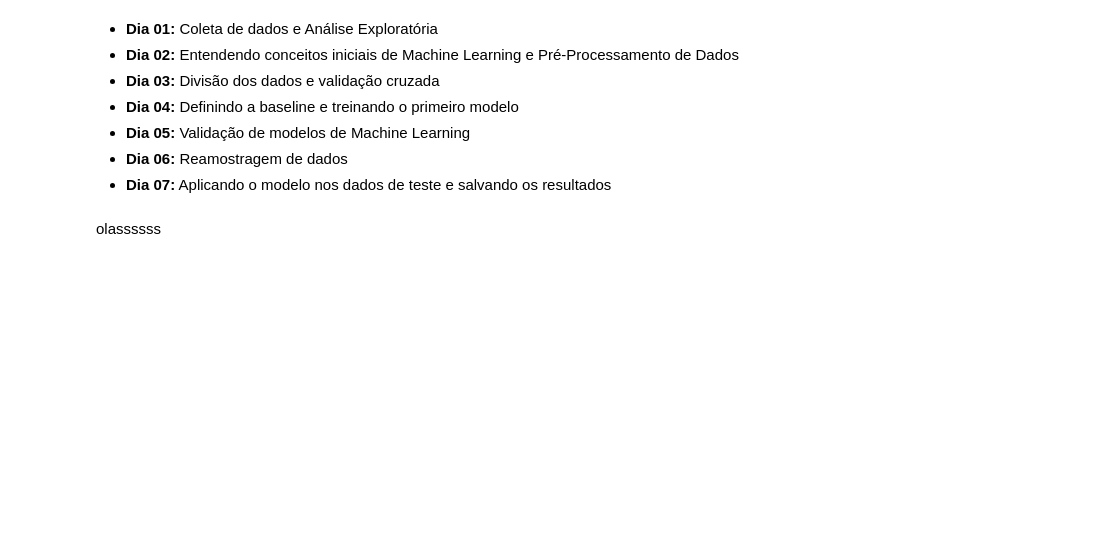
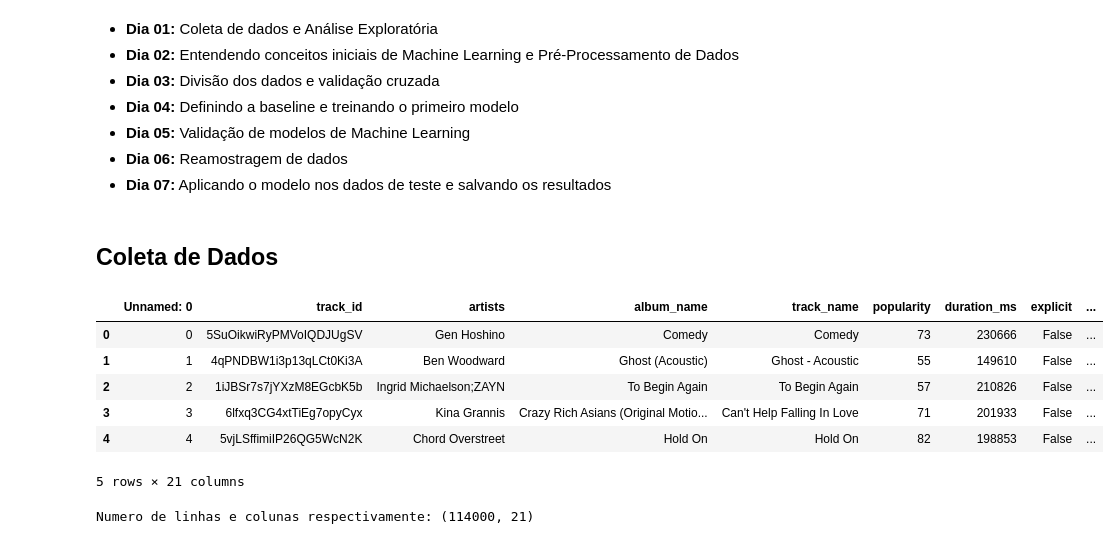
Before and after one commit to thaistudandoo/Spotify, a Jupyter notebook: SpotifyDataExploration.ipynb, the cells around one changed output. Cells and saved outputs as stored; diff of their text form; code cells hidden in the pictures; blank space fills up the shorter version.

Commit message:
Coleta de Dados

```diff
--- a/SpotifyDataExploration.ipynb
+++ b/SpotifyDataExploration.ipynb
@@ -35,5 +35,3 @@ Desafio #7DaysOfCode proporcionado pela Alura para incentivar a prática dos est
 * **Dia 05:** Validação de modelos de Machine Learning
 * **Dia 06:** Reamostragem de dados
 * **Dia 07:** Aplicando o modelo nos dados de teste e salvando os resultados
-# %% [markdown]
-olassssss
@@ -41,0 +38,2 @@ import panda as pd
+# %% [markdown]
+## **Coleta de Dados**
@@ -41,0 +47,16 @@ import panda as pd
+# %%
+data = pd.read_csv("dataset.csv")
+data.head()
+# %% [output]
+|  | Unnamed: 0 | track_id | artists | album_name | track_name | popularity | duration_ms | explicit | ... |
+| 0 | 0 | 5SuOikwiRyPMVoIQDJUgSV | Gen Hoshino | Comedy | Comedy | 73 | 230666 | False | ... |
+| 1 | 1 | 4qPNDBW1i3p13qLCt0Ki3A | Ben Woodward | Ghost (Acoustic) | Ghost - Acoustic | 55 | 149610 | False | ... |
+| 2 | 2 | 1iJBSr7s7jYXzM8EGcbK5b | Ingrid Michaelson;ZAYN | To Begin Again | To Begin Again | 57 | 210826 | False | ... |
+| 3 | 3 | 6lfxq3CG4xtTiEg7opyCyx | Kina Grannis | Crazy Rich Asians (Original Motio... | Can't Help Falling In Love | 71 | 201933 | False | ... |
+| 4 | 4 | 5vjLSffimiIP26QG5WcN2K | Chord Overstreet | Hold On | Hold On | 82 | 198853 | False | ... |
+5 rows × 21 columns
+# %%
+# dimensões
+print("Numero de linhas e colunas respectivamente:", data.shape)
+# %% [output]
+Numero de linhas e colunas respectivamente: (114000, 21)
```
Also changed, not shown: parts of 12 cells of this notebook, 1 other file.
